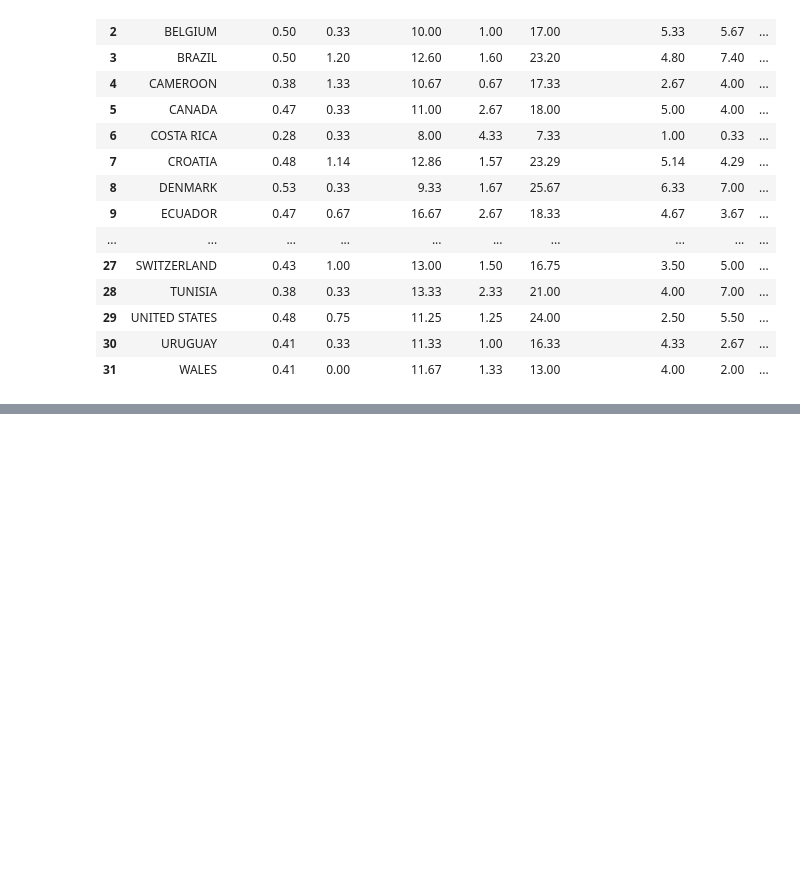
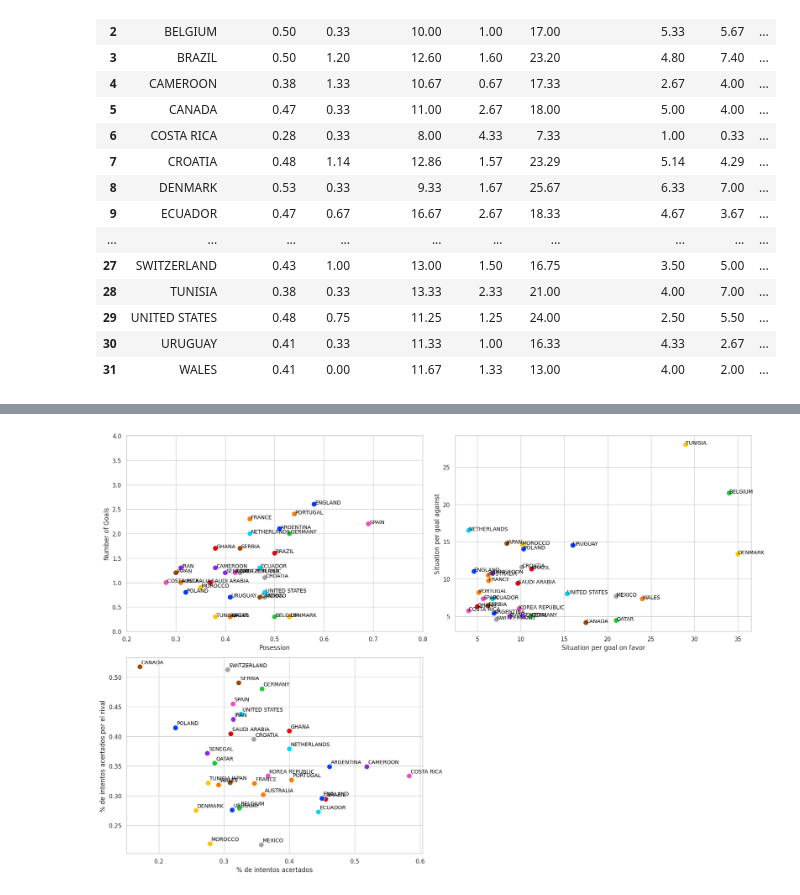
Before and after one commit to AdrielSalguero/Qatar-2022-games-analysis, a Jupyter notebook: deepnote/Qatar-2022-analysis/Global.ipynb, the cells around one changed output, grey strips where cells are left out. Saved outputs shown, nothing was run; the diff lists cells and outputs as text; code cells hidden in the pictures; blank space fills up the shorter version.

```diff
--- a/deepnote/Qatar-2022-analysis/Global.ipynb
+++ b/deepnote/Qatar-2022-analysis/Global.ipynb
@@ -425,0 +429,94 @@ plt.show()
+# %%
+text_offset_x = 0.002
+text_offset_y = 0.005
+
+
+fig, axes = plt.subplots(2, 2, figsize=(18, 12))
+
+
+sns.scatterplot(
+    x=qatar_teams_general['possession'],
+    y=qatar_teams_goals['number of goals avg'],
+    hue=qatar_teams_general['team'],
+    palette='bright',
+    legend=False,
+    s=100,
+    ax=axes[0, 0]
+)
+axes[0, 0].set_xlabel('Posession')
+axes[0, 0].set_ylabel('Number of Goals')
+axes[0, 0].set_xlim(0.2, 0.8)
+axes[0, 0].set_ylim(0, 4)
+
+
+for line in range(0, qatar_teams_general.shape[0]):
+    axes[0, 0].text(
+        qatar_teams_general['possession'][line] + text_offset_x,
+        qatar_teams_goals['number of goals avg'][line] + text_offset_y,
+        qatar_teams_general['team'][line],
+        horizontalalignment='left',
+        size='small',
+        color='black',
+        weight='normal'
+    )
+
+
+sns.scatterplot(
+    x=qatar_teams_goals['Situacion per goal'],
+    y=qatar_teams_goals_against['Situacion per goal'],
+    hue=qatar_teams_goals['team'],
+    palette='bright',
+    legend=False,
+    s=100,
+    ax=axes[0, 1]
+)
+axes[0, 1].set_xlabel('Situation per goal on favor')
+axes[0, 1].set_ylabel('Situation per goal against')
+
+
+for line in range(0, qatar_teams_goals.shape[0]):
+    axes[0, 1].text(
+        qatar_teams_goals['Situacion per goal'][line] + text_offset_x,
+        qatar_teams_goals_against['Situacion per goal'][line] + text_offset_y,
+        qatar_teams_goals['team'][line],
+        horizontalalignment='left',
+        size='small',
+        color='black',
+        weight='normal'
+    )
+
+x_on = qatar_teams_goals['on target attempts'] / qatar_teams_goals['total attempts']
+y_against = qatar_teams_goals_against['on target attempts'] / qatar_teams_goals_against['total attempts']
+
+sns.scatterplot(
+    x=x_on,
+    y=y_against,
+    hue=qatar_teams_goals['team'],
+    palette='bright',
+    legend=False,
+    s=100,
+    ax=axes[1, 0]
+)
+axes[1, 0].set_xlabel('% de intentos acertados')
+axes[1, 0].set_ylabel('% de intentos acertados por el rival')
+
+
+for line in range(0, qatar_teams_goals.shape[0]):
+    axes[1, 0].text(
+        x_on[line] + text_offset_x,
+        y_against[line] + text_offset_y,
+        qatar_teams_goals['team'][line],
+        horizontalalignment='left',
+        size='small',
+        color='black',
+        weight='normal'
+    )
+
+
+fig.delaxes(axes[1, 1])
+
+
+plt.tight_layout()
+plt.show()
+# %% [output]
+[figure, added]
```
Also changed, not shown: parts of 23 cells of this notebook.
